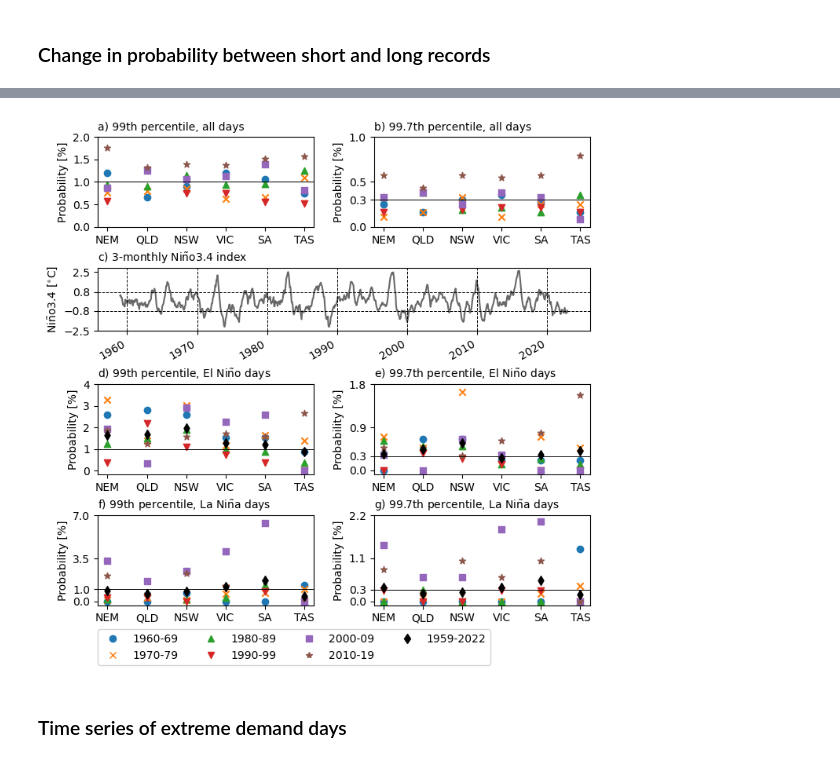
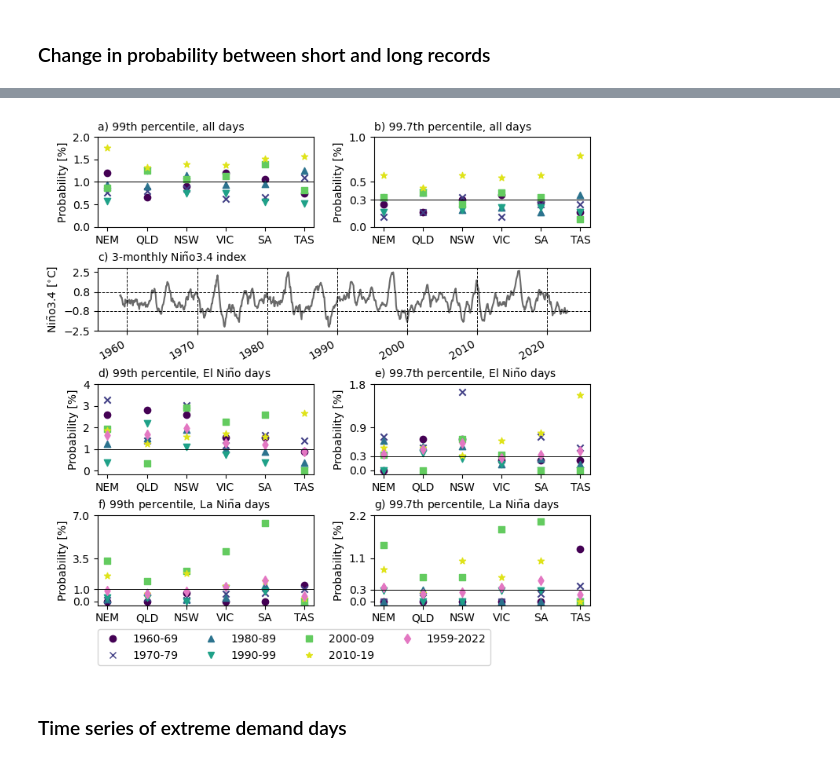
Before and after one commit to dougrichardson/demand_model, a Jupyter notebook: 17_analyse_detrended_NEM_ERA5.ipynb, the cells around one changed output, grey strips where cells are left out. Cells and saved outputs as stored; diff of their text form; code cells hidden in the pictures.

Commit message:
Changed colors

```diff
--- a/17_analyse_detrended_NEM_ERA5.ipynb
+++ b/17_analyse_detrended_NEM_ERA5.ipynb
@@ -726,3 +726,5 @@ probs_p99_7 = prob_decadal_var()
 probs_p99_7_EN = prob_decadal_var(enso_type="EN")
 # %%
 probs_p99_7_LN = prob_decadal_var(enso_type="LN")
+# %%
+data = [np.random.normal(i, size=10) for i in range(10)]
@@ -728,0 +736,9 @@ probs_p99_7_LN = prob_decadal_var(enso_type="LN")
+# %%
+cmap = matplotlib.cm.get_cmap('viridis')
+
+colors = [cmap(i) for i in np.linspace(0, 1, 6)]
+
+fig,ax=plt.subplots(1, 1)
+
+for i in range(6):
+    ax.scatter(range(10), data[i], color=colors[i])
@@ -740,6 +758,9 @@ def plot_decadal(
     """
     Scatter plot decadal probabilities for each region
     """
+    cmap = matplotlib.cm.get_cmap('viridis')
+    colors = [cmap(i) for i in np.linspace(0, 0.95, len(splits))]
+
     for i, (split, marker) in enumerate(
         zip(splits, markers)
     ):
@@ -751,11 +772,11 @@ def plot_decadal(
         if remove_zeros:
             y = [i if i != 0 else np.nan for i in y]
 
-        ax.scatter(range(len(regions)), y, marker=marker, label=split)
+        ax.scatter(range(len(regions)), y, color=colors[i], marker=marker, label=split)
 
     if plot_enso_ref_prob:
         y2 = [data_dict[r]["enso_ref_prob"] for r in regions]
-        ax.scatter(range(len(regions)), y2, marker="d", color="k", label="1959-2022")
+        ax.scatter(range(len(regions)), y2, marker="d", color="tab:pink", label="1959-2022")
 
     ax.axhline(ref_prob, c="k", lw=0.7)
     ax.set_xticks(range(len(regions)))
@@ -800,42 +821,52 @@ for d in range(1960, 2021, 10):
 # El Nino
 plot_decadal(ax4, probs_p99_EN, plot_enso_ref_prob=True, ref_prob=1)
 ax4.set_title(r"d) 99th percentile, El Ni$\mathrm{\tilde{n}}$o days", fontsize=10, loc="left")
 ax4.set_yticks(range(5))
 
 plot_decadal(ax5, probs_p99_7_EN, plot_enso_ref_prob=True, ref_prob=0.3)
 ax5.set_title(r"e) 99.7th percentile, El Ni$\mathrm{\tilde{n}}$o days", fontsize=10, loc="left")
 ax5.set_yticks([0, 0.3, 0.9, 1.8])
 
 # La Nina
 plot_decadal(ax6, probs_p99_LN, plot_enso_ref_prob=True, ref_prob=1)
 ax6.set_title(r"f) 99th percentile, La Ni$\mathrm{\tilde{n}}$a days", fontsize=10, loc="left")
 ax6.set_yticks([0, 1, 3.5, 7])
 
 plot_decadal(ax7, probs_p99_7_LN, plot_enso_ref_prob=True, ref_prob=0.3)
 p = ax7.set_title(r"g) 99.7th percentile, La Ni$\mathrm{\tilde{n}}$a days", fontsize=10, loc="left")
 ax7.set_yticks([0, 0.3, 1.1, 2.2])
 
 # Manual legend
-col1 = Line2D([0], [0], marker='o', markeredgecolor="tab:blue", markerfacecolor="tab:blue", linestyle="")
-col2 = Line2D([0], [0], marker='x', markeredgecolor="tab:orange", markerfacecolor="tab:orange", linestyle="")
-col3 = Line2D([0], [0], marker='^', markeredgecolor="tab:green", markerfacecolor="tab:green", linestyle="")
-col4 = Line2D([0], [0], marker='v', markeredgecolor="tab:red", markerfacecolor="tab:red", linestyle="")
-col5 = Line2D([0], [0], marker='s', markeredgecolor="tab:purple", markerfacecolor="tab:purple", linestyle="")
-col6 = Line2D([0], [0], marker='*', markeredgecolor="tab:brown", markerfacecolor="tab:brown", linestyle="")
-col7 = Line2D([0], [0], marker='d', markeredgecolor="k", markerfacecolor="k", linestyle="")
+# col1 = Line2D([0], [0], marker='o', markeredgecolor="tab:blue", markerfacecolor="tab:blue", linestyle="")
+# col2 = Line2D([0], [0], marker='x', markeredgecolor="tab:orange", markerfacecolor="tab:orange", linestyle="")
+# col3 = Line2D([0], [0], marker='^', markeredgecolor="tab:green", markerfacecolor="tab:green", linestyle="")
+# col4 = Line2D([0], [0], marker='v', markeredgecolor="tab:red", markerfacecolor="tab:red", linestyle="")
+# col5 = Line2D([0], [0], marker='s', markeredgecolor="tab:purple", markerfacecolor="tab:purple", linestyle="")
+# col6 = Line2D([0], [0], marker='*', markeredgecolor="tab:brown", markerfacecolor="tab:brown", linestyle="")
+# col7 = Line2D([0], [0], marker='d', markeredgecolor="k", markerfacecolor="k", linestyle="")
+
+cmap = matplotlib.cm.get_cmap('viridis')
+colors = [cmap(i) for i in np.linspace(0, 0.95, 6)]
+items = []
+for i, marker in enumerate(["o", "x", "^", "v", "s", "*"]):
+    color = colors[i]
+    line = Line2D([0], [0], marker=marker, markeredgecolor=color, markerfacecolor=color, linestyle="")
+    items.append(line)
+items.append(Line2D([0], [0], marker='d', markeredgecolor="tab:pink", markerfacecolor="tab:pink", linestyle=""))
 
 ax8.legend(
-    [col1, col2, col3, col4, col5, col6, col7],
+    # [col1, col2, col3, col4, col5, col6, col7],
+    items,
     ["1960-69", "1970-79", "1980-89", "1990-99", "2000-09", "2010-19", "1959-2022"],
     loc=(0, 0),
     ncol=4,
     frameon=True
 )
 ax8.axis("off")
 
 plt.savefig("figures/conditional_probabilities.pdf", format="pdf", bbox_inches="tight")
 # %% [output]
-[figure, old version]
+[figure, new version]
 # %% [markdown]
 ### Time series of extreme demand days
 # %%
```
Also changed, not shown: parts of 2 cells of this notebook, 1 other file.
